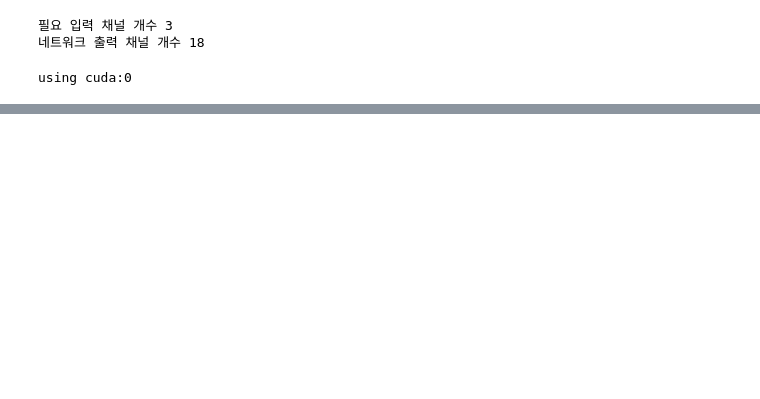
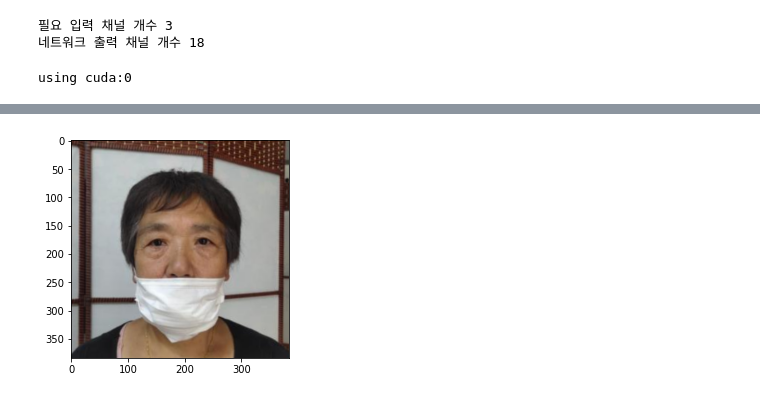
Before and after one commit to boostcampaitech4cv3/level1_imageclassification_cv-level-cv-12, a Jupyter notebook: detection_test.ipynb, the cells around one changed output, grey strips where cells are left out. Saved outputs shown, nothing was run; the diff lists cells and outputs as text; code cells hidden in the pictures; blank space fills up the shorter version.

```diff
--- a/detection_test.ipynb
+++ b/detection_test.ipynb
@@ -213,10 +257,10 @@ batch_size = 256
 train_dataloader_mask = DataLoader(dataset = mask_train_set, batch_size=batch_size, num_workers=2)
 val_dataloader_mask = DataLoader(dataset = mask_val_set, batch_size=batch_size, num_workers=2)
 # %%
-basemodel_resnet34 = torchvision.models.resnet34(pretrained=True)
-print('필요 입력 채널 개수', basemodel_resnet34.conv1.weight.shape[1])
-print('네트워크 출력 채널 개수', basemodel_resnet34.fc.weight.shape[0])
-print(basemodel_resnet34)
+model = torchvision.models.resnet50(pretrained=True)
+print('필요 입력 채널 개수', model.conv1.weight.shape[1])
+print('네트워크 출력 채널 개수', model.fc.weight.shape[0])
+print(model)
 # %% [output]
 필요 입력 채널 개수 3
 네트워크 출력 채널 개수 1000
@@ -238,13 +282,13 @@ ResNet(
 # %%
 import math
 class_num = 18
-basemodel_resnet34.fc = nn.Linear(in_features=512, out_features=class_num, bias=True)
-nn.init.xavier_uniform_(basemodel_resnet34.fc.weight)
-stdv = 1. / math.sqrt(basemodel_resnet34.fc.weight.size(1))
-basemodel_resnet34.fc.bias.data.uniform_(-stdv, stdv)
+model.fc = nn.Linear(in_features=2048, out_features=class_num, bias=True)
+nn.init.xavier_uniform_(model.fc.weight)
+stdv = 1. / math.sqrt(model.fc.weight.size(1))
+model.fc.bias.data.uniform_(-stdv, stdv)
 
-print('필요 입력 채널 개수', basemodel_resnet34.conv1.weight.shape[1])
-print('네트워크 출력 채널 개수', basemodel_resnet34.fc.weight.shape[0])
+print('필요 입력 채널 개수', model.conv1.weight.shape[1])
+print('네트워크 출력 채널 개수', model.fc.weight.shape[0])
 # %% [output]
 필요 입력 채널 개수 3
 네트워크 출력 채널 개수 18
@@ -252,20 +296,20 @@ print('네트워크 출력 채널 개수', basemodel_resnet34.fc.weight.shape[0]
 device = torch.device("cuda:0" if torch.cuda.is_available() else "cpu")
 print(f"using {device}")
 
-basemodel_resnet34 = torch.nn.DataParallel(basemodel_resnet34)
-basemodel_resnet34.to(device)
+model = torch.nn.DataParallel(model)
+model.to(device)
 
 LEARNING_RATE = 0.0001
 NUM_EPOCH = 50
 
 criterion = nn.CrossEntropyLoss()
-optimizer = torch.optim.Adam(basemodel_resnet34.parameters(), lr=LEARNING_RATE)
+optimizer = torch.optim.Adam(model.parameters(), lr=LEARNING_RATE)
 
 #lr = 1e-3
 #betas = (0.9, 0.999)
 #weight_decay = 0.5e-4
 #eps = 1e-8
-#optimizer = torch.optim.AdamW(basemodel_resnet34.parameters(), lr=lr, betas=betas, weight_decay=weight_decay, eps=eps)
+#optimizer = torch.optim.AdamW(model.parameters(), lr=lr, betas=betas, weight_decay=weight_decay, eps=eps)
 # %% [output]
 using cuda:0
 # %%
@@ -413,0 +475,8 @@ best acc : 0.806, best loss : 0.600, best f1 : 0.981
+# %%
+for val_batch in val_dataloader_mask:
+    inputs, labels = val_batch
+    plt.imshow(transforms.ToPILImage()(inputs[0]))
+    plt.show()
+    break
+# %% [output]
+[figure, added]
```
Also changed, not shown: parts of 12 cells of this notebook, 1 other file.
